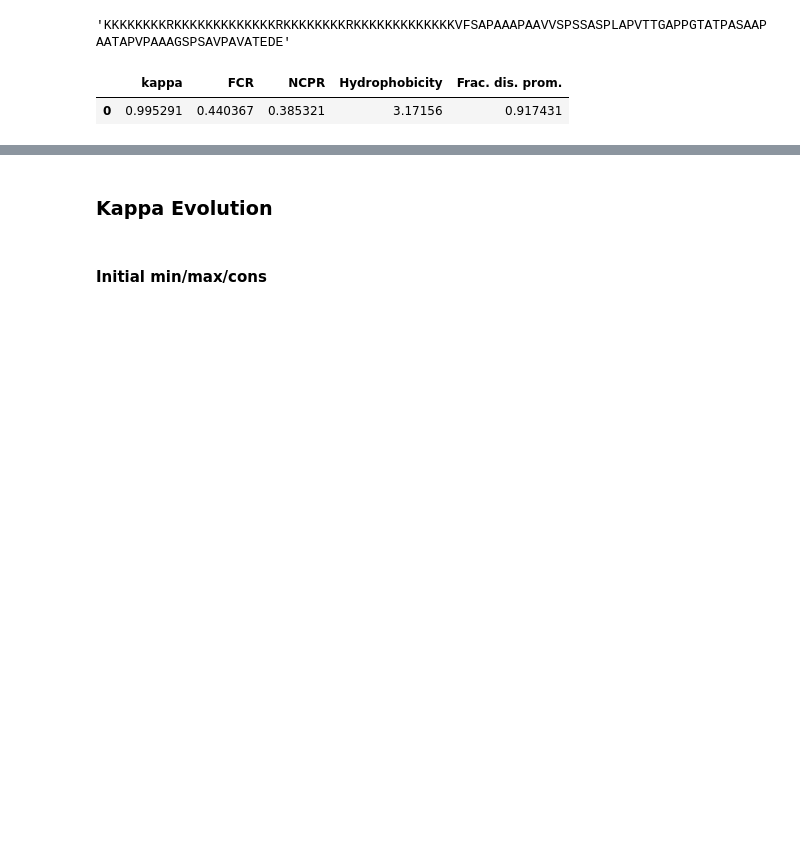
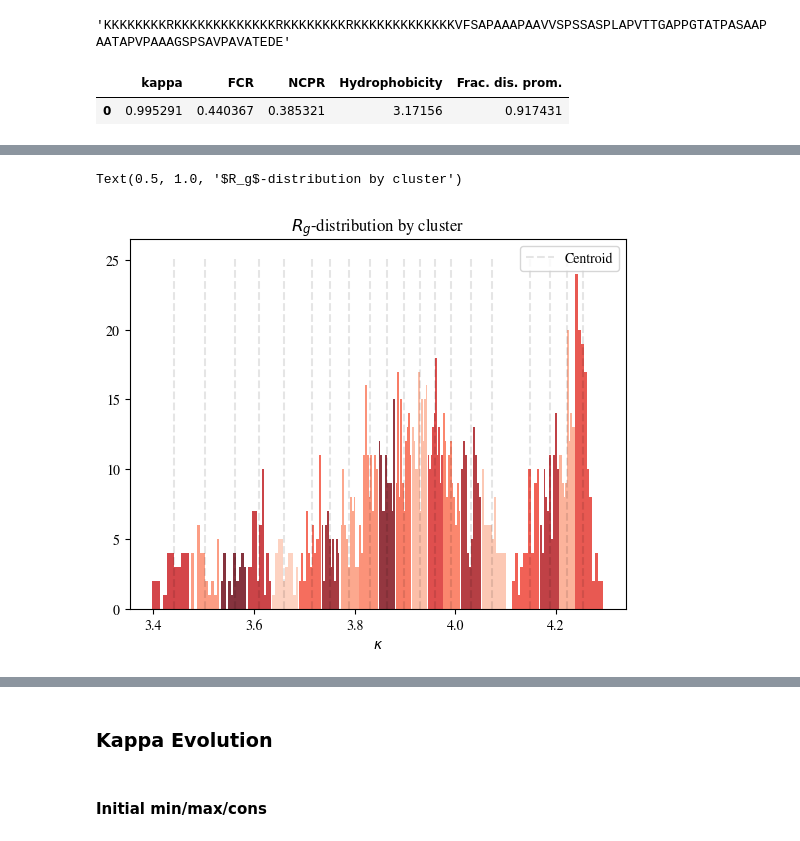
Before and after one commit to frederikespersen/OrthoIDP, a Jupyter notebook: exp/idpevo_h1-0/idpevo_h1-0.ipynb, the cells around one changed output, grey strips where cells are left out. Saved outputs shown, nothing was run; the diff lists cells and outputs as text; code cells hidden in the pictures; blank space fills up the shorter version.

```diff
--- a/exp/idpevo_h1-0/idpevo_h1-0.ipynb
+++ b/exp/idpevo_h1-0/idpevo_h1-0.ipynb
@@ -295,0 +407,20 @@ avg_clust_cider
+# %%
+# Sanity checking clusters: Rg
+data = features[['Rg']].copy()
+data['cluster'] = kmeans.labels_
+
+# Plotting kappa distributions
+from matplotlib.cm import ScalarMappable
+from matplotlib import colormaps
+scmap = ScalarMappable(plt.Normalize(-5,19), colormaps['Reds'])
+for i in range(20):
+    color = scmap.to_rgba(i)
+    plt.hist(data[data.cluster == i].Rg, color=color, alpha=0.8, bins=10)
+plt.vlines(centroid_Rgs, *plt.ylim(), color='k', alpha=0.1, linestyles='--', edgecolor='k', label='Centroid')
+plt.legend()
+plt.xlabel("$\kappa$")
+plt.ylabel(None)
+plt.title("$R_g$-distribution by cluster")
+# %% [output]
+Text(0.5, 1.0, '$R_g$-distribution by cluster')
+[figure, added]
```
Also changed, not shown: parts of 12 cells of this notebook, 3 other files.
